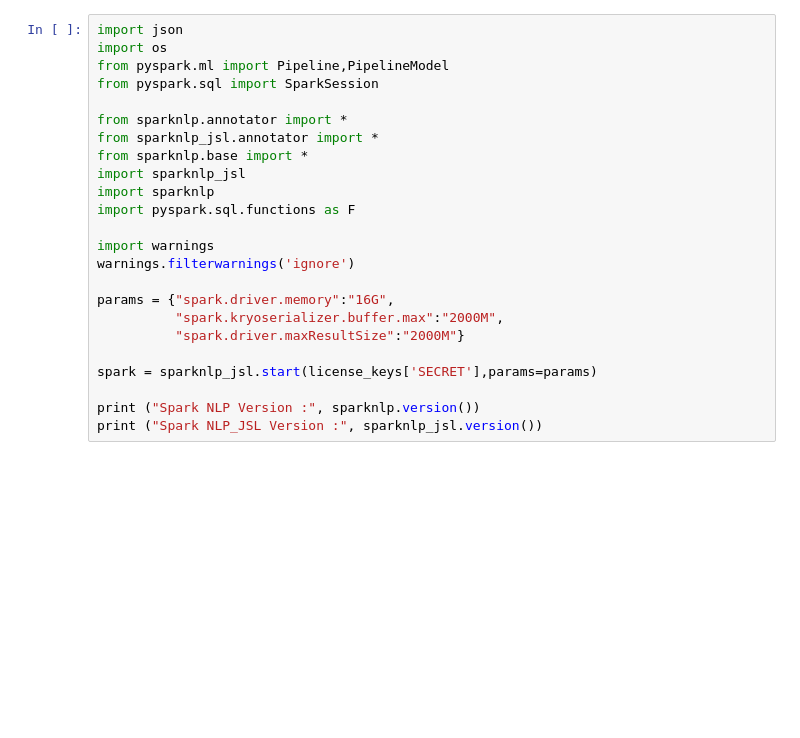
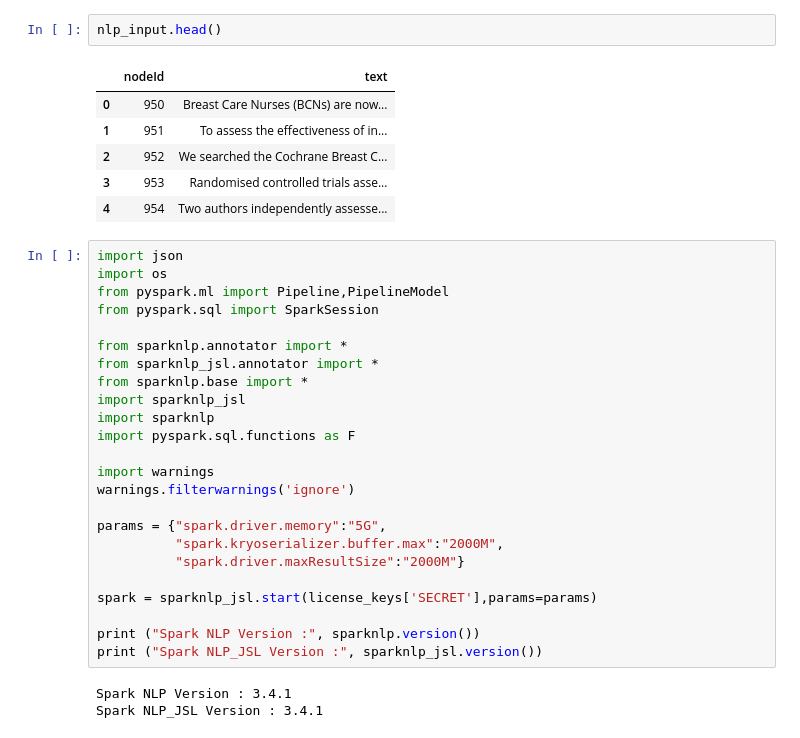
Before and after one commit to tomasonjo/blogs, a Jupyter notebook: pubmed/Pubmed NLP.ipynb, the cells around one changed output. Drawn from its saved outputs; the diff is of its cells as text; blank space fills up the shorter version.

```diff
--- a/pubmed/Pubmed NLP.ipynb
+++ b/pubmed/Pubmed NLP.ipynb
@@ -26,3 +182,12 @@ os.environ.update(license_keys)
+# %%
+nlp_input.head()
+# %% [output]
+|  | nodeId | text |
+| 0 | 950 | Breast Care Nurses (BCNs) are now... |
+| 1 | 951 | To assess the effectiveness of in... |
+| 2 | 952 | We searched the Cochrane Breast C... |
+| 3 | 953 | Randomised controlled trials asse... |
+| 4 | 954 | Two authors independently assesse... |
 # %%
 import json
 import os
@@ -39,7 +204,7 @@ import pyspark.sql.functions as F
 import warnings
 warnings.filterwarnings('ignore')
 
-params = {"spark.driver.memory":"16G",
+params = {"spark.driver.memory":"5G",
           "spark.kryoserializer.buffer.max":"2000M",
           "spark.driver.maxResultSize":"2000M"}
 
@@ -47,5 +212,8 @@ spark = sparknlp_jsl.start(license_keys['SECRET'],params=params)
 
 print ("Spark NLP Version :", sparknlp.version())
 print ("Spark NLP_JSL Version :", sparknlp_jsl.version())
+# %% [output]
+Spark NLP Version : 3.4.1
+Spark NLP_JSL Version : 3.4.1
 # %%
 spark
```
Also changed, not shown: parts of 26 cells of this notebook.
